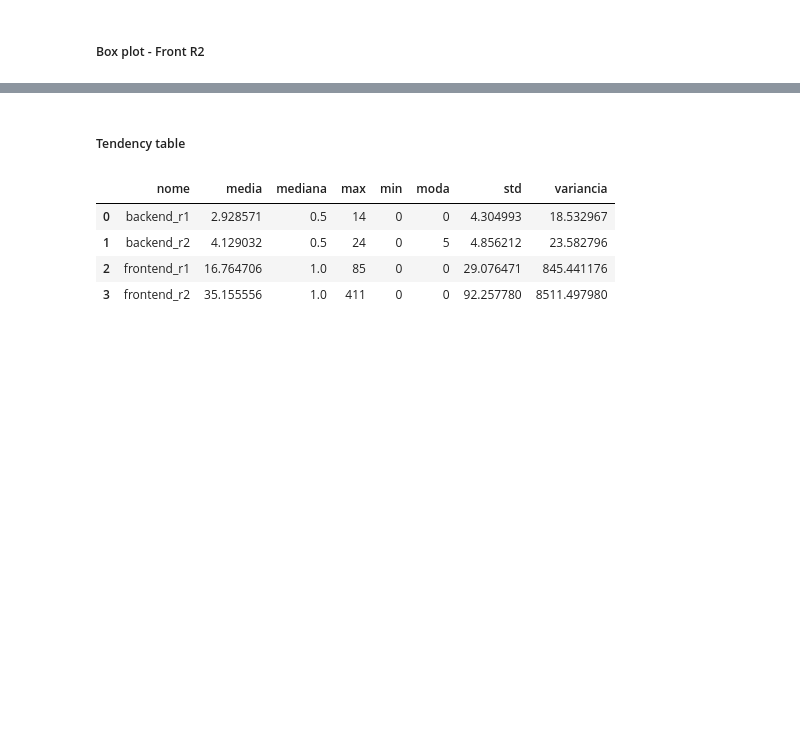
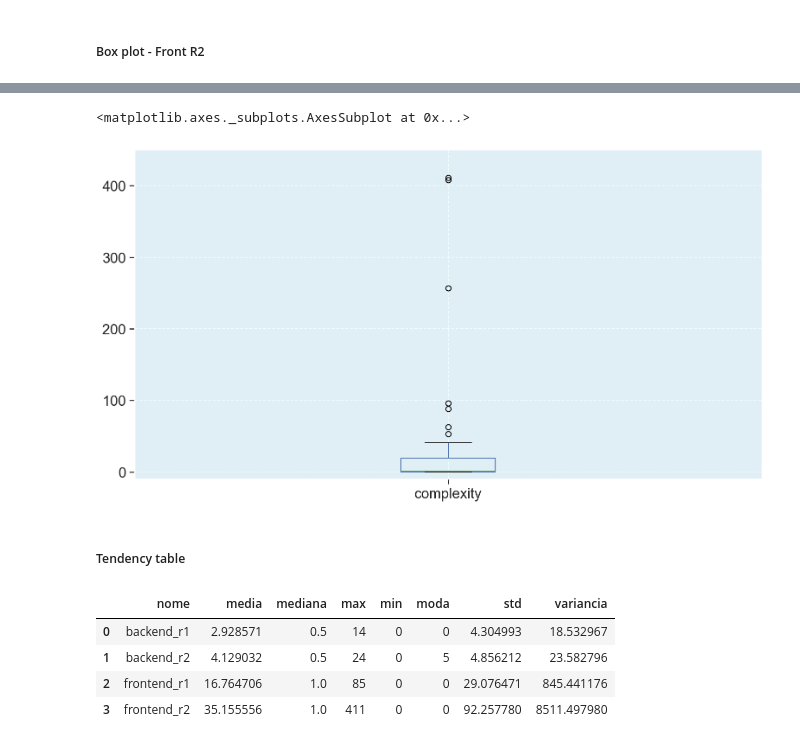
Before and after one commit to fga-eps-mds/2020.1-Grupo6, a Jupyter notebook: analytics/src/analytics.ipynb, the cells around one changed output, grey strips where cells are left out. Saved outputs shown, nothing was run; the diff lists cells and outputs as text; code cells hidden in the pictures; blank space fills up the shorter version.

```diff
--- a/analytics/src/analytics.ipynb
+++ b/analytics/src/analytics.ipynb
@@ -1727,3 +1752,14 @@ front_r2_df['complexity'].fillna(0).astype(int).plot.box()
+# %%
+fig = plt.figure(figsize=(13, 7))
+
+plt.axhspan(-10, 450, color="#c9f9ff", alpha=0.3)
+
+plt.ylim(-10, 450)
+
+front_r2_df['complexity'].fillna(0).astype(int).plot.box()
+# %% [output]
+<matplotlib.axes._subplots.AxesSubplot at 0x...>
+[figure, added]
 # %% [markdown]
 ##### Tendency table
 # %%
```
Also changed, not shown: parts of 30 cells of this notebook.
